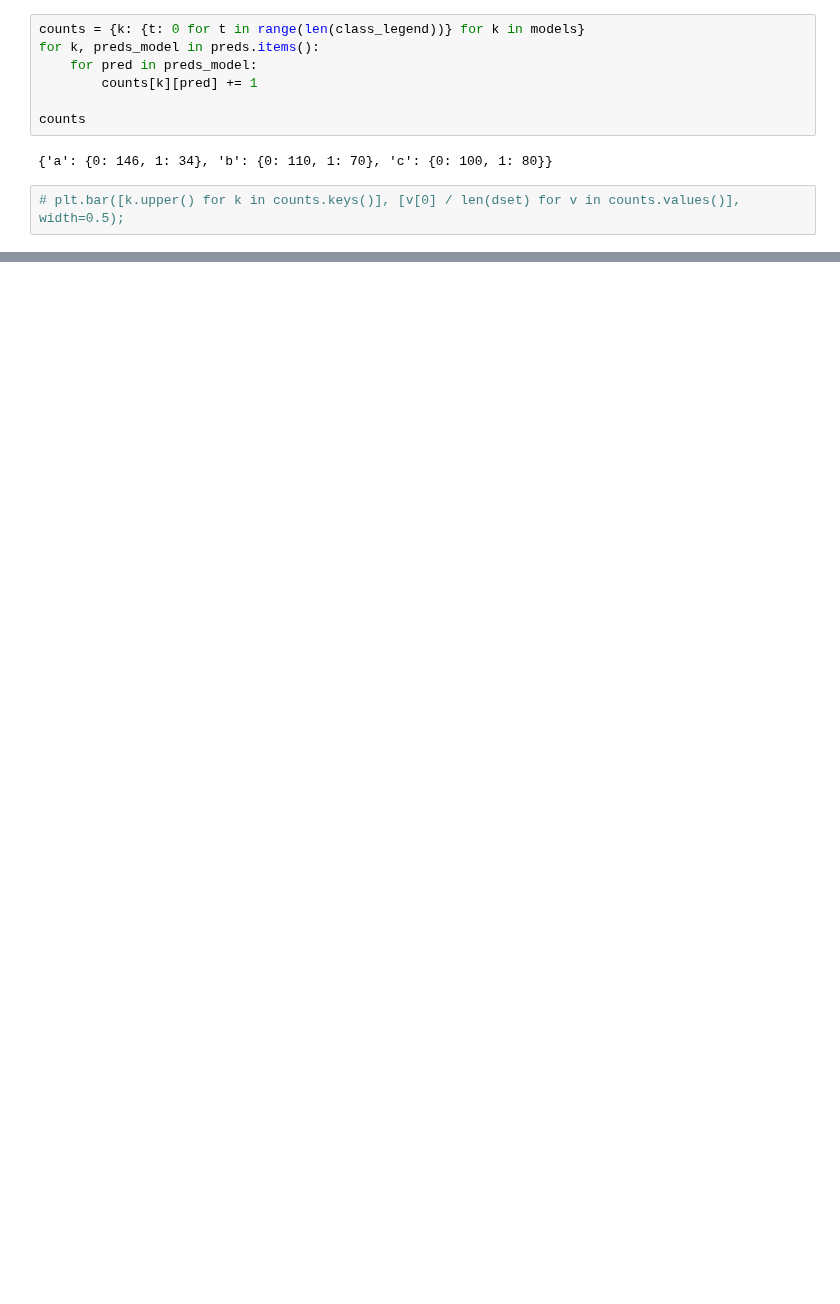
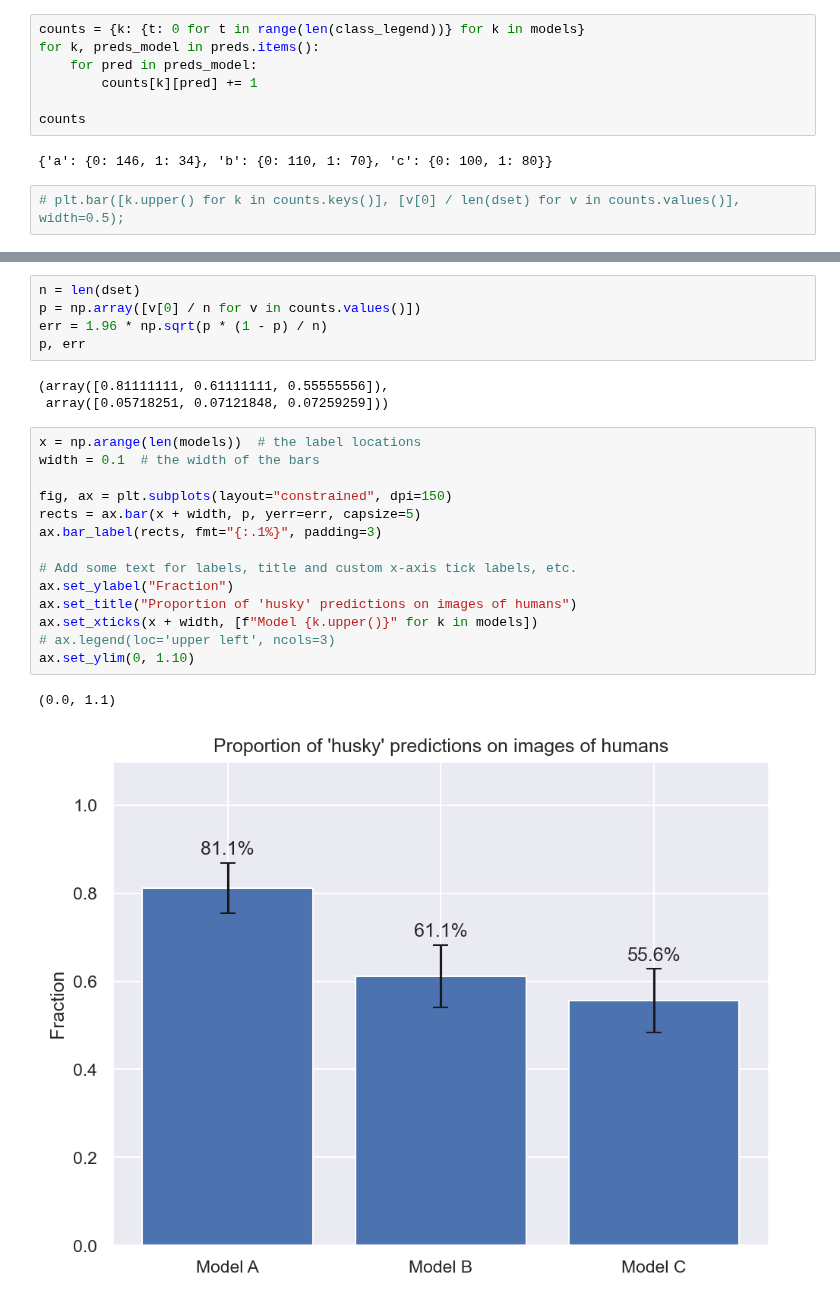
Before and after one commit to R0ner/cnn-context, a Jupyter notebook: notebooks/15-HW-humans.ipynb, the cells around one changed output, grey strips where cells are left out. Cells and saved outputs as stored; diff of their text form; blank space fills up the shorter version.

```diff
--- a/notebooks/15-HW-humans.ipynb
+++ b/notebooks/15-HW-humans.ipynb
@@ -155,0 +168,25 @@ plt.show()
+# %%
+n = len(dset)
+p = np.array([v[0] / n for v in counts.values()])
+err = 1.96 * np.sqrt(p * (1 - p) / n)
+p, err
+# %% [output]
+(array([0.81111111, 0.61111111, 0.55555556]),
+ array([0.05718251, 0.07121848, 0.07259259]))
+# %%
+x = np.arange(len(models))  # the label locations
+width = 0.1  # the width of the bars
+
+fig, ax = plt.subplots(layout="constrained", dpi=150)
+rects = ax.bar(x + width, p, yerr=err, capsize=5)
+ax.bar_label(rects, fmt="{:.1%}", padding=3)
+
+# Add some text for labels, title and custom x-axis tick labels, etc.
+ax.set_ylabel("Fraction")
+ax.set_title("Proportion of 'husky' predictions on images of humans")
+ax.set_xticks(x + width, [f"Model {k.upper()}" for k in models])
+# ax.legend(loc='upper left', ncols=3)
+ax.set_ylim(0, 1.10)
+# %% [output]
+(0.0, 1.1)
+[figure, added]
```
Also changed, not shown: parts of 5 cells of this notebook.
